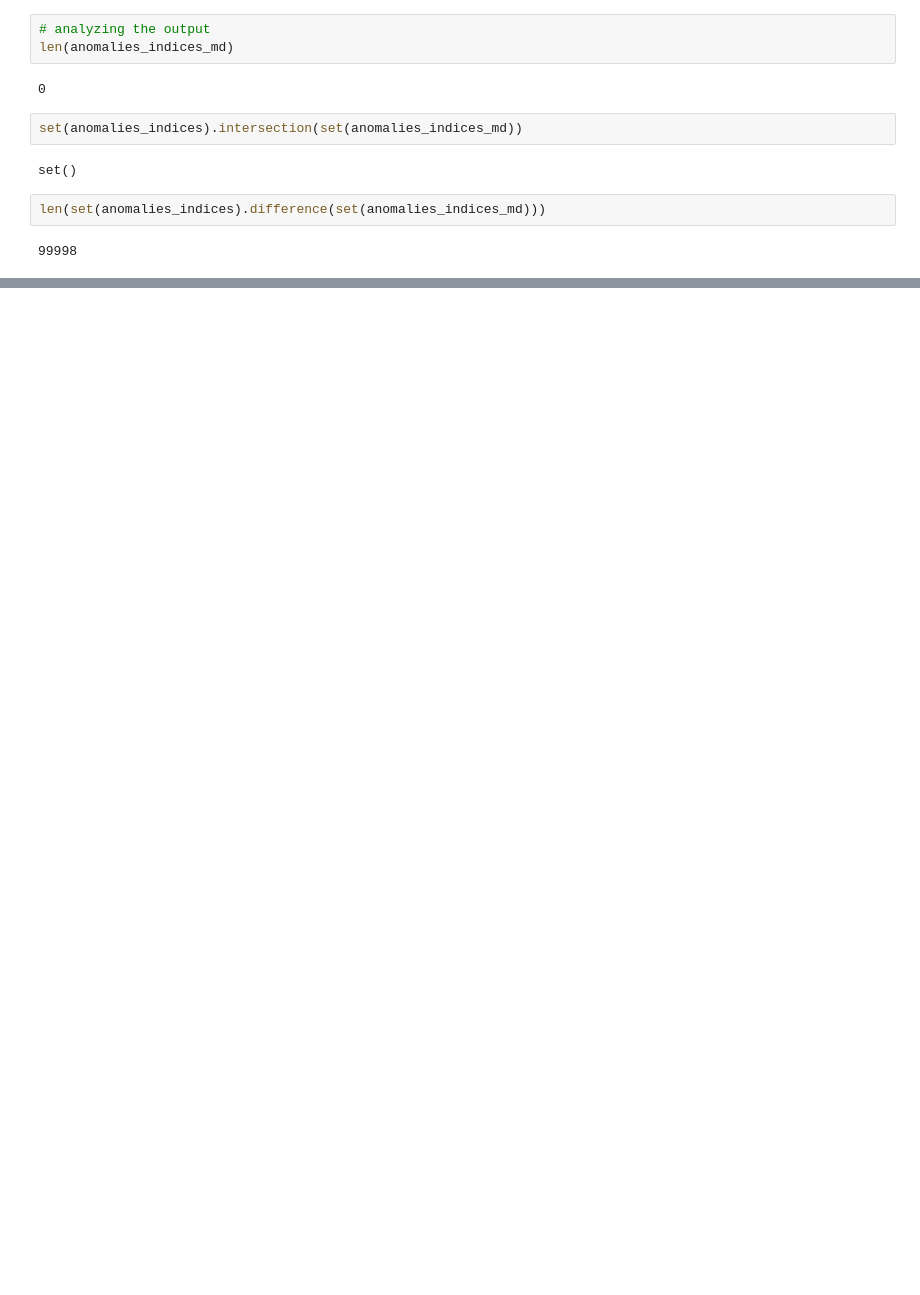
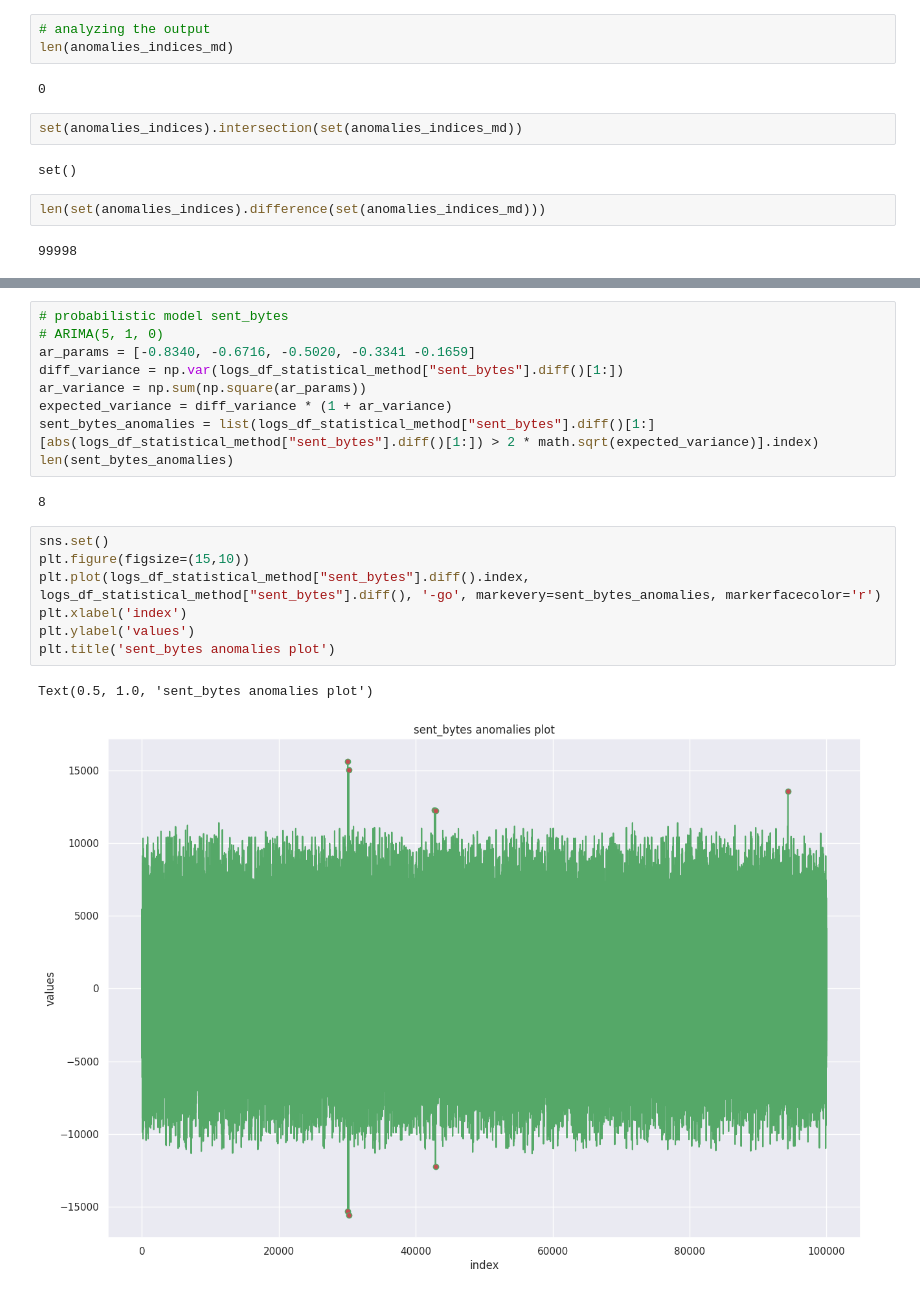
Before and after one commit to SpaceXAlphaBravoCharlie/Diplomski, a Jupyter notebook: Diplomski_colab.ipynb, the cells around one changed output, grey strips where cells are left out. Saved outputs shown, nothing was run; the diff lists cells and outputs as text; blank space fills up the shorter version.

```diff
--- a/Diplomski_colab.ipynb
+++ b/Diplomski_colab.ipynb
@@ -79,0 +143,21 @@ len(set(anomalies_indices).difference(set(anomalies_indices_md)))
+# %%
+# probabilistic model sent_bytes
+# ARIMA(5, 1, 0)
+ar_params = [-0.8340, -0.6716, -0.5020, -0.3341 -0.1659]
+diff_variance = np.var(logs_df_statistical_method["sent_bytes"].diff()[1:])
+ar_variance = np.sum(np.square(ar_params))
+expected_variance = diff_variance * (1 + ar_variance)
+sent_bytes_anomalies = list(logs_df_statistical_method["sent_bytes"].diff()[1:][abs(logs_df_statistical_method["sent_bytes"].diff()[1:]) > 2 * math.sqrt(expected_variance)].index)
+len(sent_bytes_anomalies)
+# %% [output]
+8
+# %%
+sns.set()
+plt.figure(figsize=(15,10))
+plt.plot(logs_df_statistical_method["sent_bytes"].diff().index, logs_df_statistical_method["sent_bytes"].diff(), '-go', markevery=sent_bytes_anomalies, markerfacecolor='r')
+plt.xlabel('index')
+plt.ylabel('values')
+plt.title('sent_bytes anomalies plot')
+# %% [output]
+Text(0.5, 1.0, 'sent_bytes anomalies plot')
+[figure, added]
```
Also changed, not shown: parts of 16 cells of this notebook.
